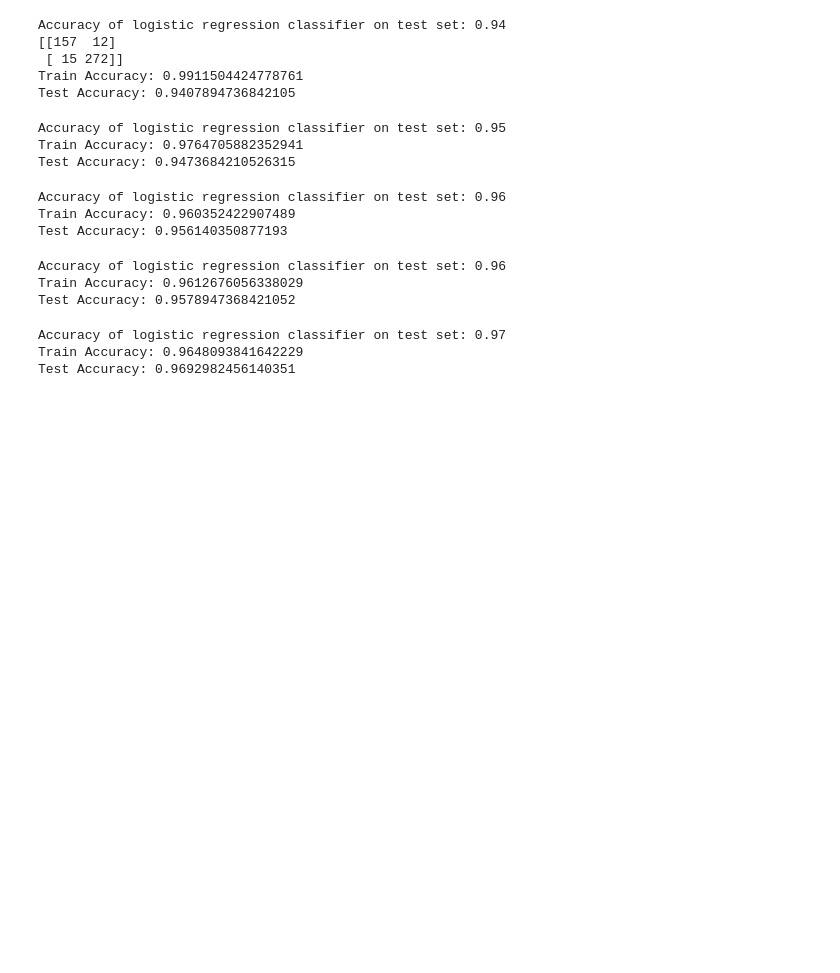
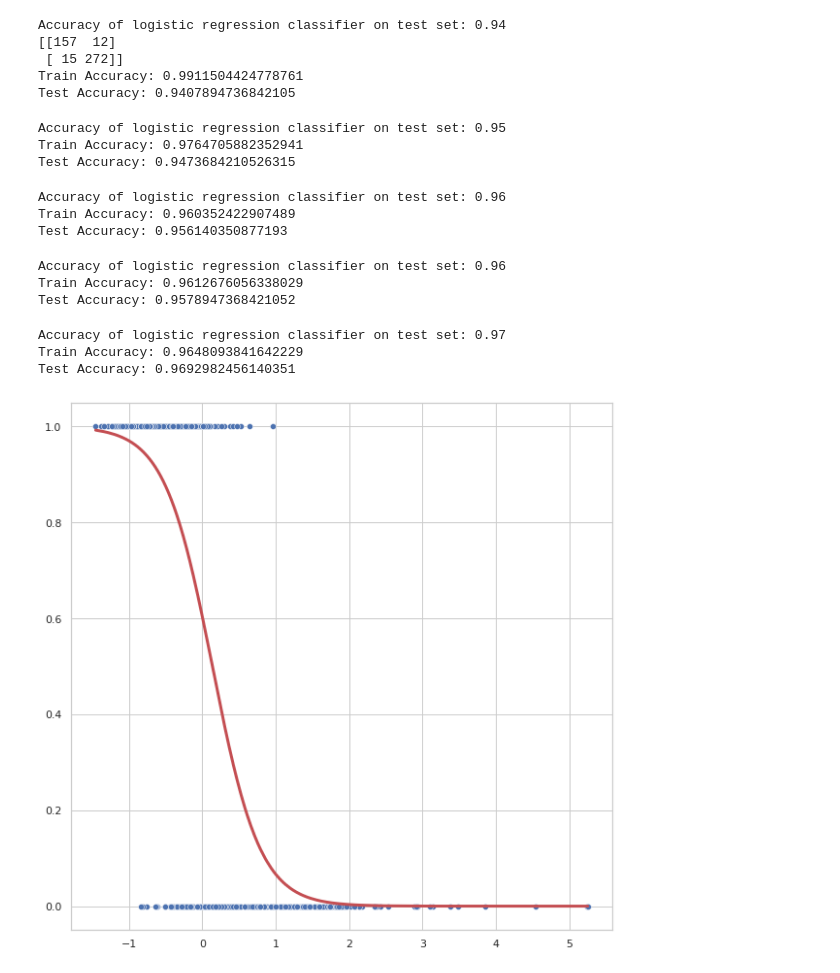
Before and after one commit to bharathulaprasad/Assignment_06, a Jupyter notebook: Assignment_06.ipynb, the cells around one changed output. Drawn from its saved outputs; the diff is of its cells as text; code cells hidden in the pictures; blank space fills up the shorter version.

```diff
--- a/Assignment_06.ipynb
+++ b/Assignment_06.ipynb
@@ -235,3 +249,38 @@ print("Test Accuracy:",logreg.score(X_test, y_test))
 Accuracy of logistic regression classifier on test set: 0.97
 Train Accuracy: 0.9648093841642229
 Test Accuracy: 0.9692982456140351
+# %%
+# Attempt to draw sigmoid graph BONUS
+import seaborn as sns
+from sklearn import preprocessing
+def sigmoid(x):
+ return 1/(1+ np.exp(-x))
+x = can['mean area']
+y = cancerdata.target
+x = preprocessing.scale(x)
+theta_0_gd = 0
+theta_1_gd = 0
+alpha = 0.01
+h_theta_0_gd = 1
+h_theta_1_gd = 1
+epoch = 0
+m = len(x)
+fig = plt.figure(figsize = (10,10))
+sns.set(style = 'whitegrid')
+ax = sns.scatterplot(x,y)
+while h_theta_0_gd != 0 or h_theta_0_gd != 0:
+    if epoch > 5000:
+        break
+    h_theta_0_gd = 0
+    h_theta_1_gd = 0
+    for i in range(len(x)):
+        h_theta_0_gd += ((1/(1+np.exp(-(theta_0_gd + (theta_1_gd * x[i]))))) - y[i])
+        h_theta_1_gd += (((1/(1+np.exp(-(theta_0_gd + (theta_1_gd * x[i]))))) - y[i]) * x[i])
+    h_theta_0_gd = (1/m) * h_theta_0_gd
+    h_theta_1_gd = (1/m) * h_theta_1_gd
+    theta_0_gd -= (alpha * h_theta_0_gd)
+    theta_1_gd -= (alpha * h_theta_1_gd)
+    epoch += 1
+ax = sns.lineplot(x,(1/(1+np.exp(-(theta_0_gd + (theta_1_gd * x))))) , color = 'r', linewidth = 3)
+# %% [output]
+[figure, added]
```
Also changed, not shown: parts of 7 cells of this notebook.
